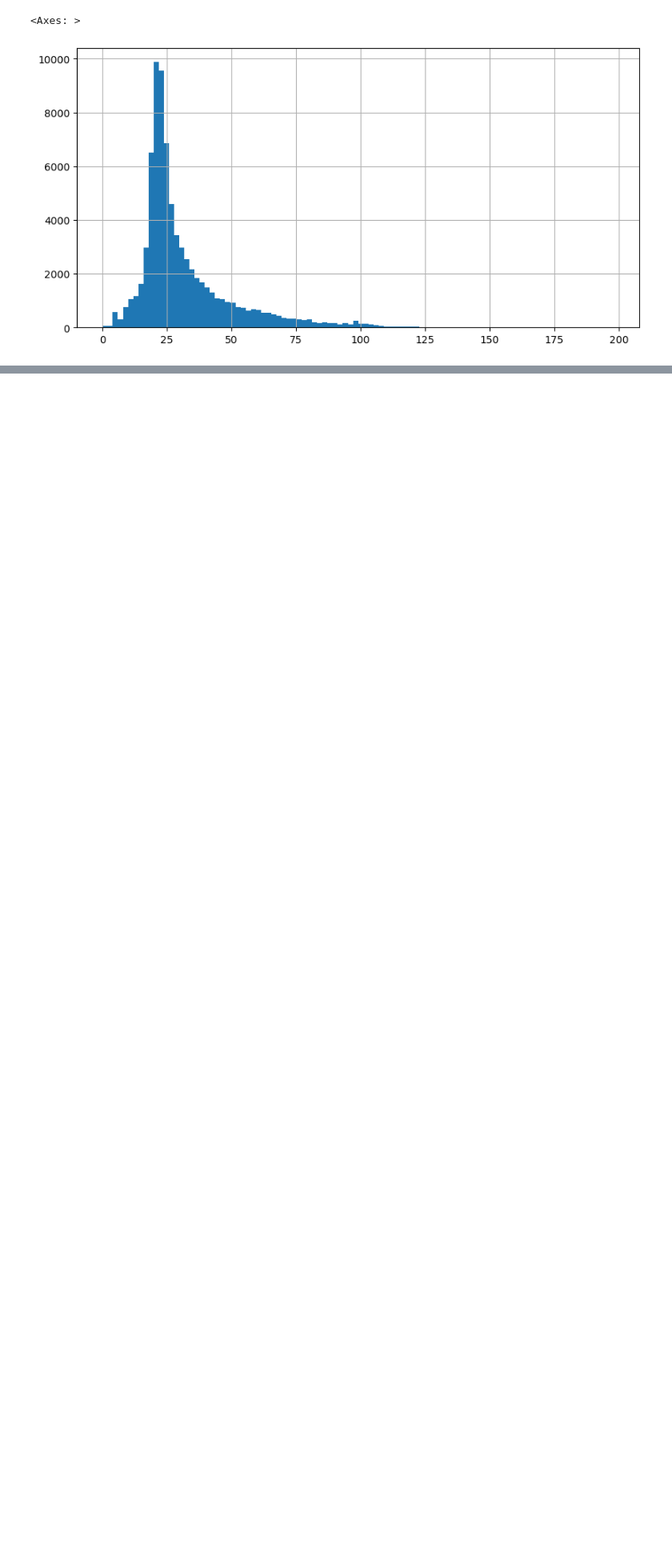
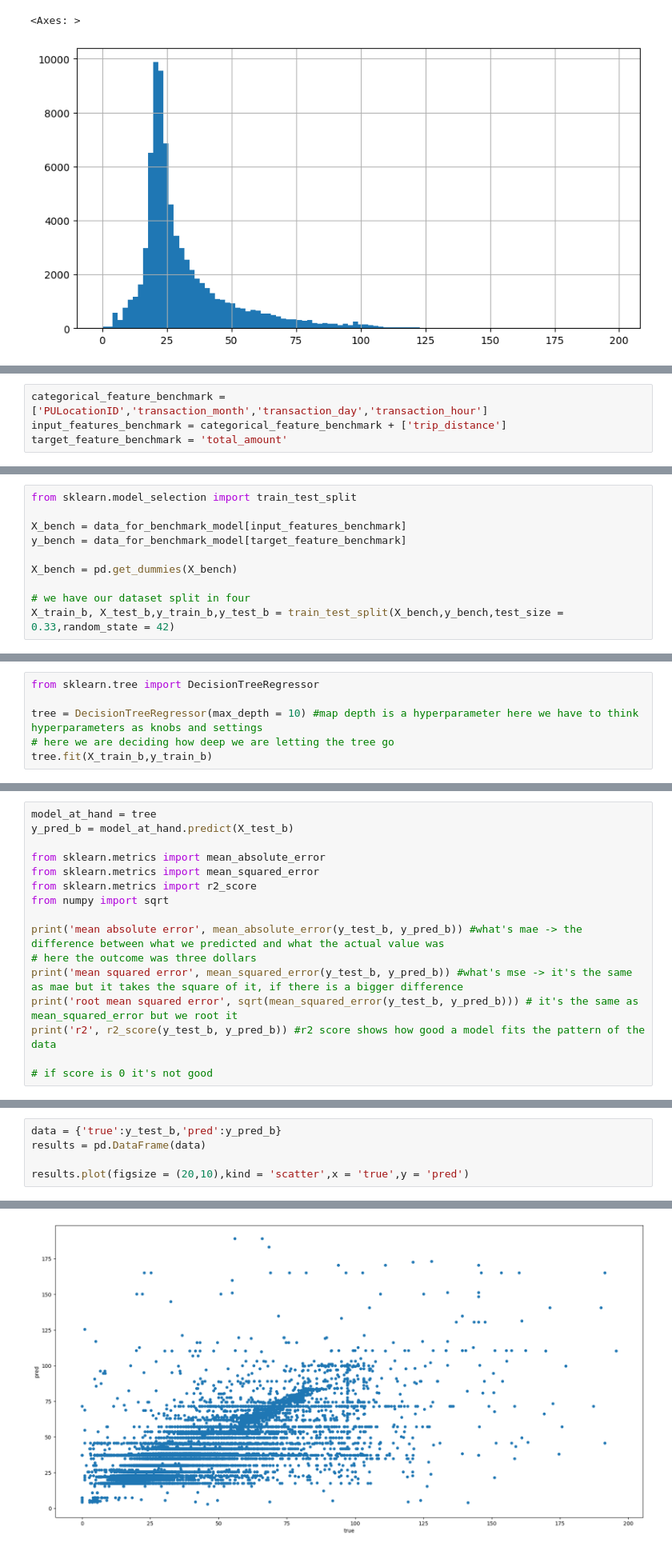
Before and after one commit to chitresh99/New-York-Taxi-Analysis, a Jupyter notebook: newyorktaxtanalysis.ipynb, the cells around one changed output, grey strips where cells are left out. Shown at 80% size. Cells and saved outputs as stored; diff of their text form; blank space fills up the shorter version.

Commit message:
built the model

```diff
--- a/newyorktaxtanalysis.ipynb
+++ b/newyorktaxtanalysis.ipynb
@@ -464,0 +455,4 @@ Fitting a model involves adjusting its parameters to improve accuracy and better
+# %%
+categorical_feature_benchmark = ['PULocationID','transaction_month','transaction_day','transaction_hour']
+input_features_benchmark = categorical_feature_benchmark + ['trip_distance']
+target_feature_benchmark = 'total_amount'
@@ -464,0 +477,10 @@ Fitting a model involves adjusting its parameters to improve accuracy and better
+# %%
+from sklearn.model_selection import train_test_split
+
+X_bench = data_for_benchmark_model[input_features_benchmark]
+y_bench = data_for_benchmark_model[target_feature_benchmark]
+
+X_bench = pd.get_dummies(X_bench)
+
+# we have our dataset split in four
+X_train_b, X_test_b,y_train_b,y_test_b = train_test_split(X_bench,y_bench,test_size = 0.33,random_state = 42)
@@ -464,0 +493,6 @@ Fitting a model involves adjusting its parameters to improve accuracy and better
+# %%
+from sklearn.tree import DecisionTreeRegressor
+
+tree = DecisionTreeRegressor(max_depth = 10) #map depth is a hyperparameter here we have to think hyperparameters as knobs and settings
+# here we are deciding how deep we are letting the tree go
+tree.fit(X_train_b,y_train_b)
@@ -464,0 +507,16 @@ Fitting a model involves adjusting its parameters to improve accuracy and better
+# %%
+model_at_hand = tree
+y_pred_b = model_at_hand.predict(X_test_b)
+
+from sklearn.metrics import mean_absolute_error
+from sklearn.metrics import mean_squared_error
+from sklearn.metrics import r2_score
+from numpy import sqrt
+
+print('mean absolute error', mean_absolute_error(y_test_b, y_pred_b)) #what's mae -> the difference between what we predicted and what the actual value was
+# here the outcome was three dollars
+print('mean squared error', mean_squared_error(y_test_b, y_pred_b)) #what's mse -> it's the same as mae but it takes the square of it, if there is a bigger difference
+print('root mean squared error', sqrt(mean_squared_error(y_test_b, y_pred_b))) # it's the same as mean_squared_error but we root it
+print('r2', r2_score(y_test_b, y_pred_b)) #r2 score shows how good a model fits the pattern of the data
+
+# if score is 0 it's not good
@@ -464,0 +528,6 @@ Fitting a model involves adjusting its parameters to improve accuracy and better
+# %%
+data = {'true':y_test_b,'pred':y_pred_b}
+results = pd.DataFrame(data)
+
+results.plot(figsize = (20,10),kind = 'scatter',x = 'true',y = 'pred')
+# %% [output]
@@ -464,0 +535 @@ Fitting a model involves adjusting its parameters to improve accuracy and better
+[figure, added]
```
Also changed, not shown: parts of 15 cells of this notebook.
